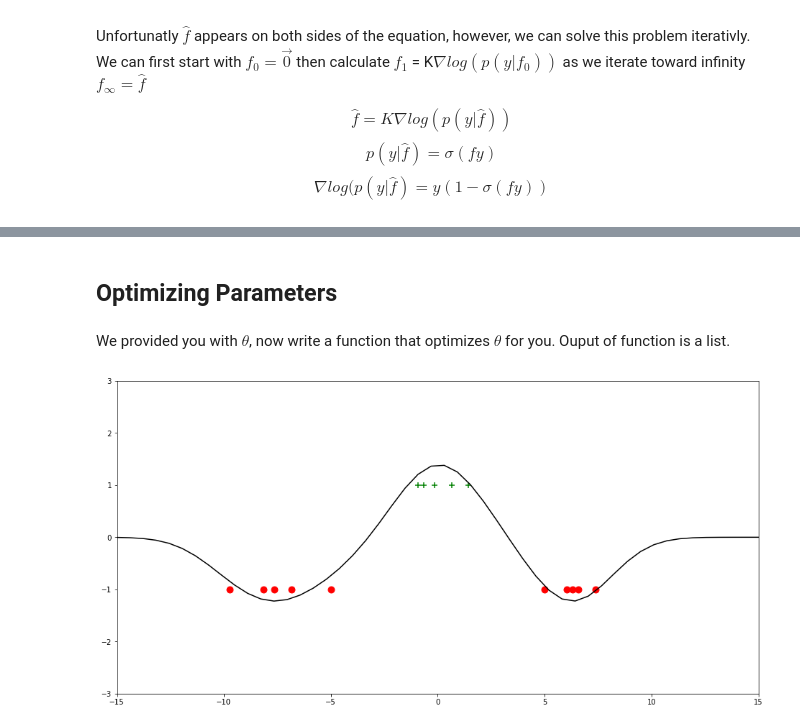
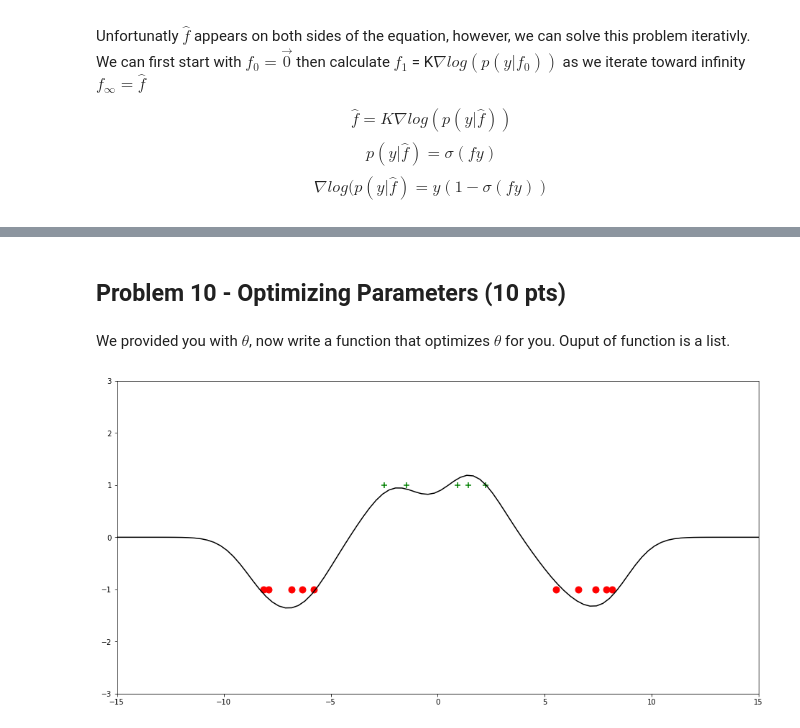
Before and after one commit to Keyrat06/Gaussian_Processes, a Jupyter notebook: P-Set/Gaussian PSet.ipynb, the cells around one changed output, grey strips where cells are left out. Cells and saved outputs as stored; diff of their text form; code cells hidden in the pictures.

```diff
--- a/P-Set/Gaussian PSet.ipynb
+++ b/P-Set/Gaussian PSet.ipynb
@@ -437,8 +432,0 @@ Write a function that solves for W given f and y
-# %%
-def calc_W(f, y):
-    n = len(y)
-    W = np.zeros(n)
-    for j in range(n):
-        sigmoid_v = sigmoid(f[j]*y[j])
-        W[j] = y[j]**2 * (1-sigmoid_v)*sigmoid_v
-    return W
@@ -445,2 +447,15 @@ def calc_W(f, y):
+# %%
+def GPC(x_new, x, y, kernel, theta):
+    K, KS, KSS = get_Ks(x_new, x, kernel, theta)
+
+    f, y_giv_f = find_f(K, y)
+    W = util.calculate_W(f, y)
+
+    KP = util.calculate_KP(K, W)
+
+    f_bar = np.matmul(np.matmul(KS, np.linalg.inv(K)), f)
+    var = KSS - KS.dot(np.linalg.inv(KP).dot(KS.T))
+    var = np.diagonal(var)
+    return(f_bar.squeeze(), var.squeeze())
 # %%
 reload(test)
@@ -469,13 +462,0 @@ $$var(f_{*}) = K_{**} - K_{*}(K')^{-1}K^{\intercal}_{*}$$
-# %%
-def GPC(x_new, x, y, kernel, theta):
-    K, KS, KSS = get_Ks(x_new, x, kernel, theta)
-
-    f, y_giv_f = find_f(K, y)
-    W = calc_W(f, y)
-
-    KP = calculate_KP(K, W)
-
-    f_bar = np.matmul(np.matmul(KS, np.linalg.inv(K)), f)
-    var = KSS - KS.dot(np.linalg.inv(KP).dot(KS.T))
-    var = np.diagonal(var)
-    return(f_bar.squeeze(), var.squeeze())
@@ -485,5 +463,5 @@ test.test_GPC(GPC, calculate_KP, calc_W, find_f, get_Ks, kernel)
 # %% [markdown]
-## Optimizing Parameters
+## Problem 10 - Optimizing Parameters (10 pts)
 # %% [markdown]
 We provided you with $\theta$, now write a function that optimizes $\theta$ for you. Ouput of function is a list.
 # %%
@@ -507,19 +485,17 @@ def optimize_theta(x, y, kernel, params_0=[0.1, 0.1], sigma_n=0.1):
 reload(test)
 test.test_optimize_theta(optimize_theta, kernel)
 # %%
-x_new = np.linspace(-15, 15, 50)
-params_0 = [.4, 5]
-sigma_n = 0.1
-theta = optimize_theta(x, y, kernel, params_0=params_0, sigma_n=sigma_n)
-y_bar, var = GPC(x_new, x, y, kernel, theta)
+x_new = np.linspace(-15, 15, 100)
+theta = optimize_theta(x, y, kernel, params_0=[0.4, 5], sigma_n=0.0)
+f_bar, var = GPC(x_new, x, y, kernel, theta)
 
 fig, axs = plt.subplots(1, 1)
 for i in range(len(x)):
     if y[i] > 0:
         axs.scatter(x[i], y[i], 80, marker='+', color='g')
     else:
         axs.scatter(x[i], y[i], 80, marker='o', color='r')
-axs.plot(x_new, y_bar,  color='k')
+axs.plot(x_new, f_bar,  color='k')
 util.pretty_plot(fig, axs)
 # %% [output]
-[figure, old version]
+[figure, new version]
```
Also changed, not shown: parts of 17 cells of this notebook, 3 other files.
